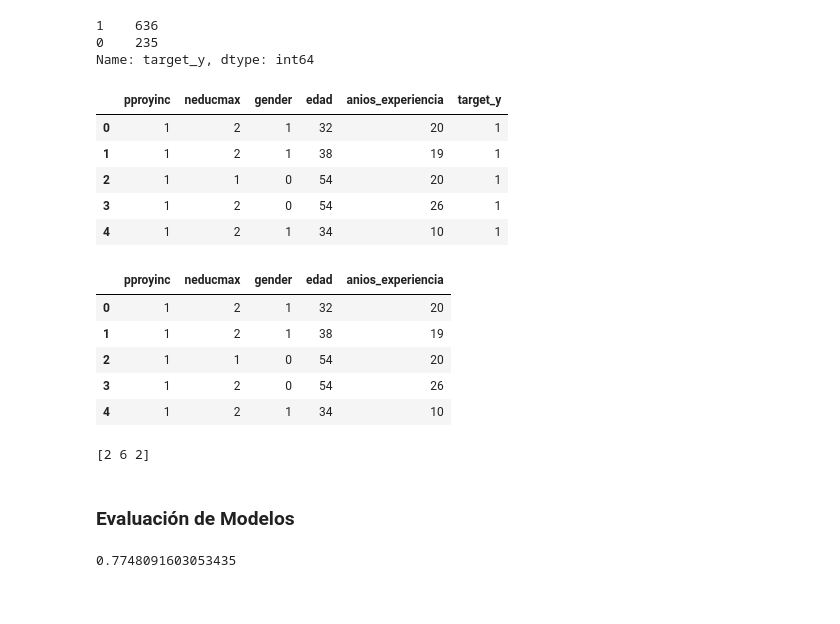
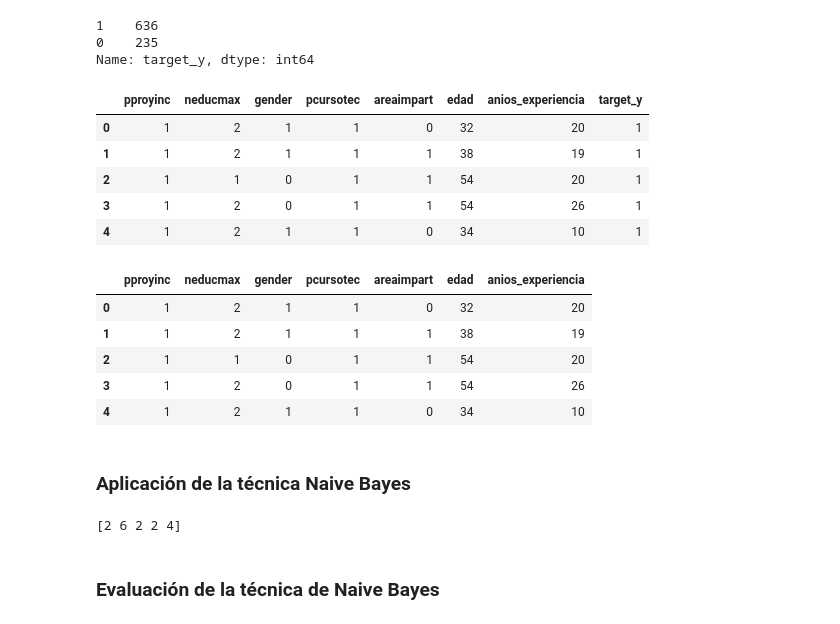
Before and after one commit to ifmm87/mineria-datos, a Jupyter notebook: notebooks/2naiveBayes.ipynb, the cells around one changed output. Cells and saved outputs as stored; diff of their text form; code cells hidden in the pictures.

```diff
--- a/notebooks/2naiveBayes.ipynb
+++ b/notebooks/2naiveBayes.ipynb
@@ -189,6 +196,10 @@ df['pproyinc'] = label_encoder.fit_transform(df['parte_proyecto_inclusion'])
 df['neducmax'] = label_encoder.fit_transform(df['nivel_educacion_maximo'])
 #df['smartphone'] = label_encoder.fit_transform(df['tiene_smartphone'])
 df['gender'] = label_encoder.fit_transform(df['sexo'])
+df['pcursotec'] = label_encoder.fit_transform(df['paso_curso_tec'])
+df['areaimpart'] = label_encoder.fit_transform(df['area_imparte'])
+#df['interhouse'] = label_encoder.fit_transform(df['internet_casa'])
+
 df.head()
 # %% [output]
 |  | parte_proyecto_inclusion | sexo | edad | departamento | ciudad | unidad_educativa | nivel_educacion_maximo | ... |
@@ -206,25 +217,27 @@ df['target_y'].value_counts()
 0    235
 Name: target_y, dtype: int64
 # %%
-nomcol = ['pproyinc','neducmax','gender','edad','anios_experiencia','target_y']
+nomcol = ['pproyinc','neducmax','gender','pcursotec','areaimpart','edad','anios_experiencia','target_y']
 df1=df[nomcol]
 df1.head()
 # %% [output]
-|  | pproyinc | neducmax | gender | edad | anios_experiencia | target_y |
-| 0 | 1 | 2 | 1 | 32 | 20 | 1 |
-| 1 | 1 | 2 | 1 | 38 | 19 | 1 |
-| 2 | 1 | 1 | 0 | 54 | 20 | 1 |
-| 3 | 1 | 2 | 0 | 54 | 26 | 1 |
-| 4 | 1 | 2 | 1 | 34 | 10 | 1 |
+|  | pproyinc | neducmax | gender | pcursotec | areaimpart | edad | anios_experiencia | target_y |
+| 0 | 1 | 2 | 1 | 1 | 0 | 32 | 20 | 1 |
+| 1 | 1 | 2 | 1 | 1 | 1 | 38 | 19 | 1 |
+| 2 | 1 | 1 | 0 | 1 | 1 | 54 | 20 | 1 |
+| 3 | 1 | 2 | 0 | 1 | 1 | 54 | 26 | 1 |
+| 4 | 1 | 2 | 1 | 1 | 0 | 34 | 10 | 1 |
 # %%
 X= df1[df1.columns[:-1]]
 y= df1['target_y']
 X.head()
 # %% [output]
-|  | pproyinc | neducmax | gender | edad | anios_experiencia |
-| 0 | 1 | 2 | 1 | 32 | 20 |
-| 1 | 1 | 2 | 1 | 38 | 19 |
-| 2 | 1 | 1 | 0 | 54 | 20 |
-| 3 | 1 | 2 | 0 | 54 | 26 |
-| 4 | 1 | 2 | 1 | 34 | 10 |
+|  | pproyinc | neducmax | gender | pcursotec | areaimpart | edad | anios_experiencia |
+| 0 | 1 | 2 | 1 | 1 | 0 | 32 | 20 |
+| 1 | 1 | 2 | 1 | 1 | 1 | 38 | 19 |
+| 2 | 1 | 1 | 0 | 1 | 1 | 54 | 20 |
+| 3 | 1 | 2 | 0 | 1 | 1 | 54 | 26 |
+| 4 | 1 | 2 | 1 | 1 | 0 | 34 | 10 |
+# %% [markdown]
+### Aplicación de la técnica Naive Bayes
 # %%
@@ -231,13 +245,12 @@ X.head()
 X_train, X_test, y_train, y_test = train_test_split(X, y, test_size=0.3, random_state=25)
 # %%
-clf = MixedNB(categorical_features=[0,1,2])
+# inicializacion de la técnica
+clf = MixedNB(categorical_features=[0,1,2,3,4])
+# aplicación
 clf.fit(X_train,y_train)
+# aplicacion de la técnica de naive bayes en modo testeo (predicción)
 y_pred = clf.predict(X_test)
 # %% [output]
-[2 6 2]
+[2 6 2 2 4]
 # %% [markdown]
-### Evaluación de Modelos
+### Evaluación de la técnica de Naive Bayes
-# %%
-print(accuracy_score(y_test, y_pred))
-# %% [output]
-0.7748091603053435
```
Also changed, not shown: parts of 9 cells of this notebook, 1 other file.
